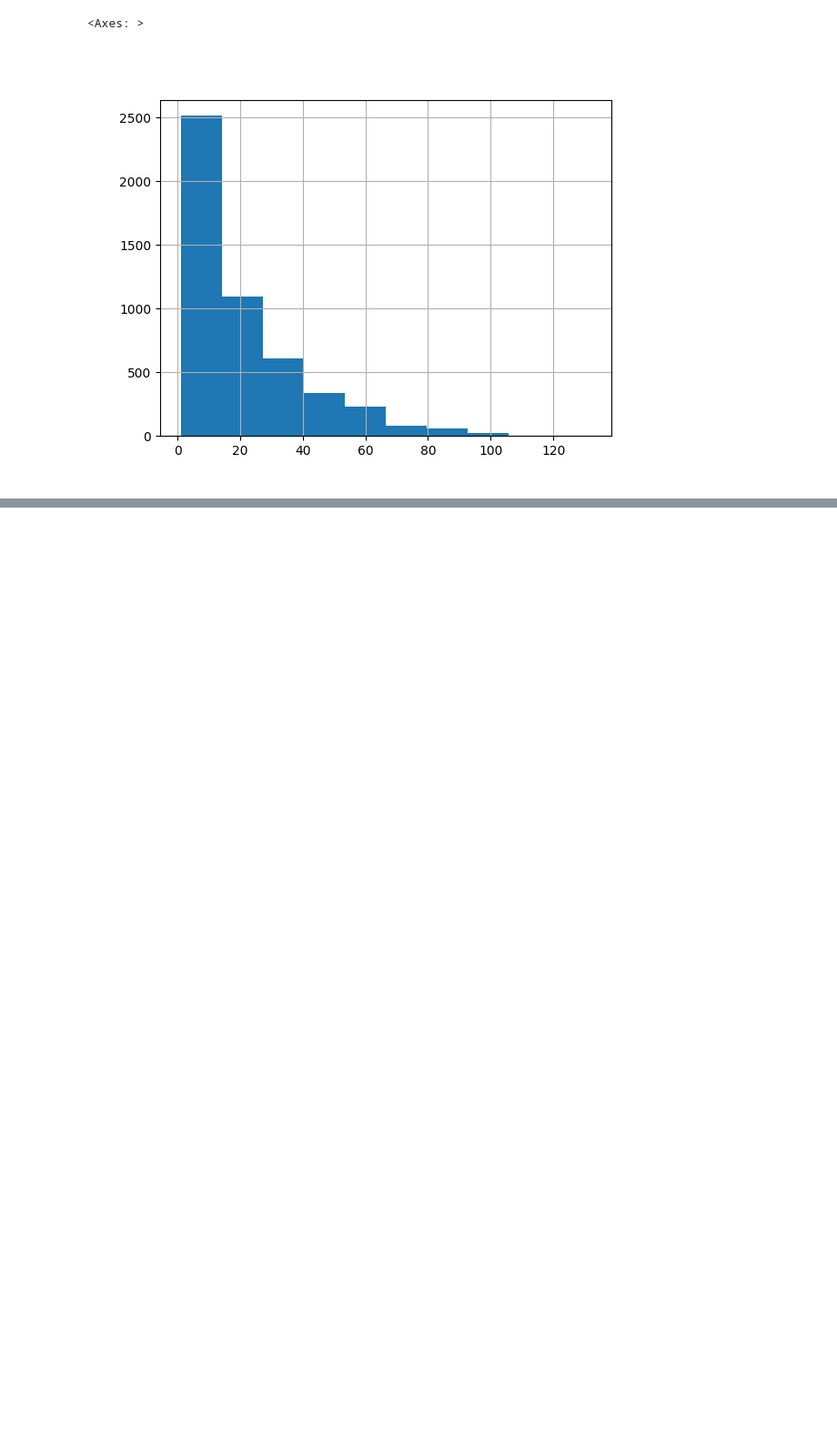
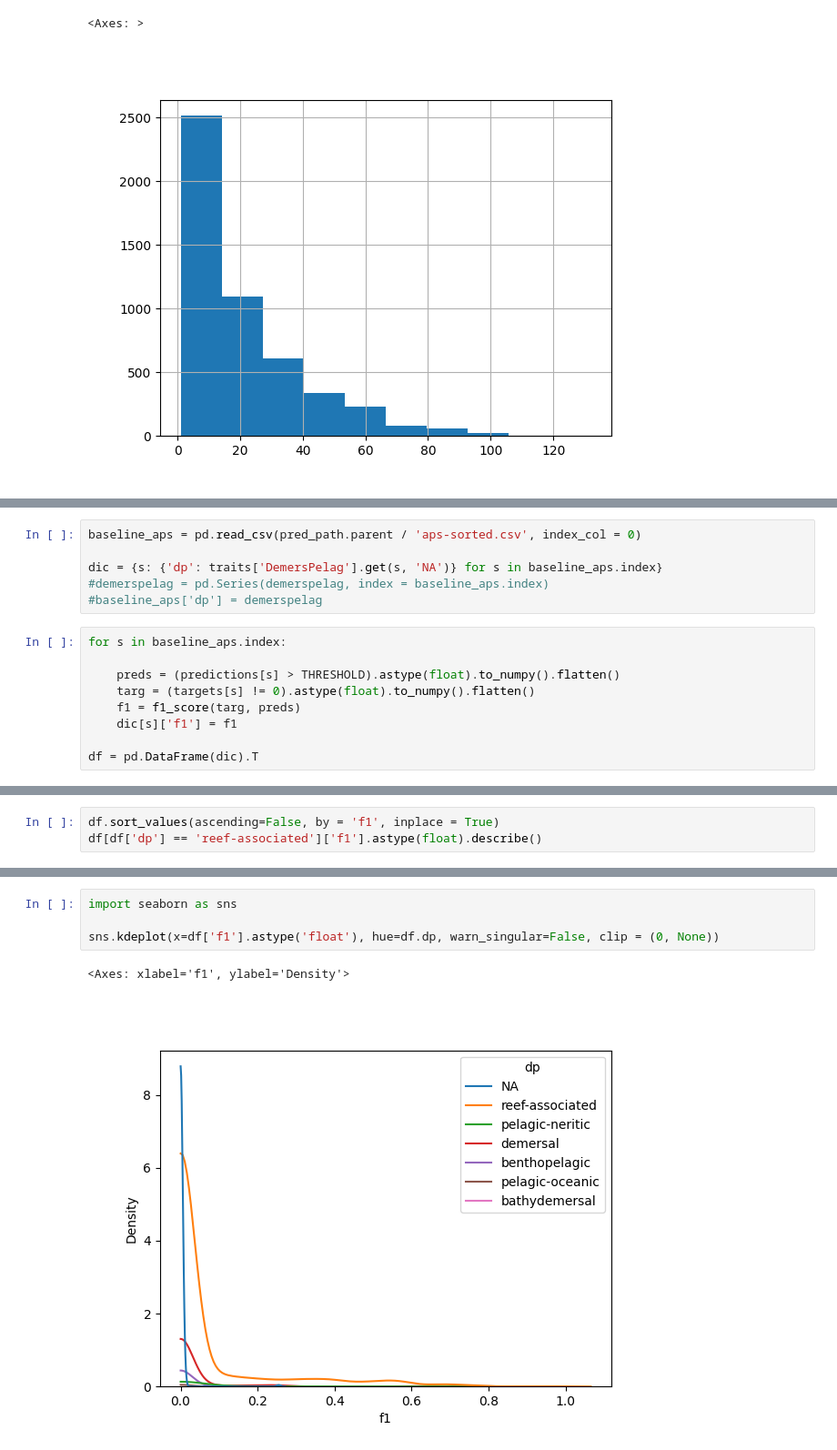
Before and after one commit to morand-g/malpolon-marbec, a Jupyter notebook: examples/RLS/RLS - PA outputs.ipynb, the cells around one changed output, grey strips where cells are left out. Shown at 91% size. Drawn from its saved outputs; the diff is of its cells as text; blank space fills up the shorter version.

```diff
--- a/examples/RLS/RLS - PA outputs.ipynb
+++ b/examples/RLS/RLS - PA outputs.ipynb
@@ -494,0 +622,15 @@ targets_sr.hist()
+# %%
+baseline_aps = pd.read_csv(pred_path.parent / 'aps-sorted.csv', index_col = 0)
+
+dic = {s: {'dp': traits['DemersPelag'].get(s, 'NA')} for s in baseline_aps.index}
+#demerspelag = pd.Series(demerspelag, index = baseline_aps.index)
+#baseline_aps['dp'] = demerspelag
+# %%
+for s in baseline_aps.index:
+
+    preds = (predictions[s] > THRESHOLD).astype(float).to_numpy().flatten()
+    targ = (targets[s] != 0).astype(float).to_numpy().flatten()
+    f1 = f1_score(targ, preds)
+    dic[s]['f1'] = f1
+
+df = pd.DataFrame(dic).T
@@ -494,0 +653,3 @@ targets_sr.hist()
+# %%
+df.sort_values(ascending=False, by = 'f1', inplace = True)
+df[df['dp'] == 'reef-associated']['f1'].astype(float).describe()
@@ -494,0 +685,7 @@ targets_sr.hist()
+# %%
+import seaborn as sns
+
+sns.kdeplot(x=df['f1'].astype('float'), hue=df.dp, warn_singular=False, clip = (0, None))
+# %% [output]
+<Axes: xlabel='f1', ylabel='Density'>
+[figure, added]
```
Also changed, not shown: parts of 29 cells of this notebook.
